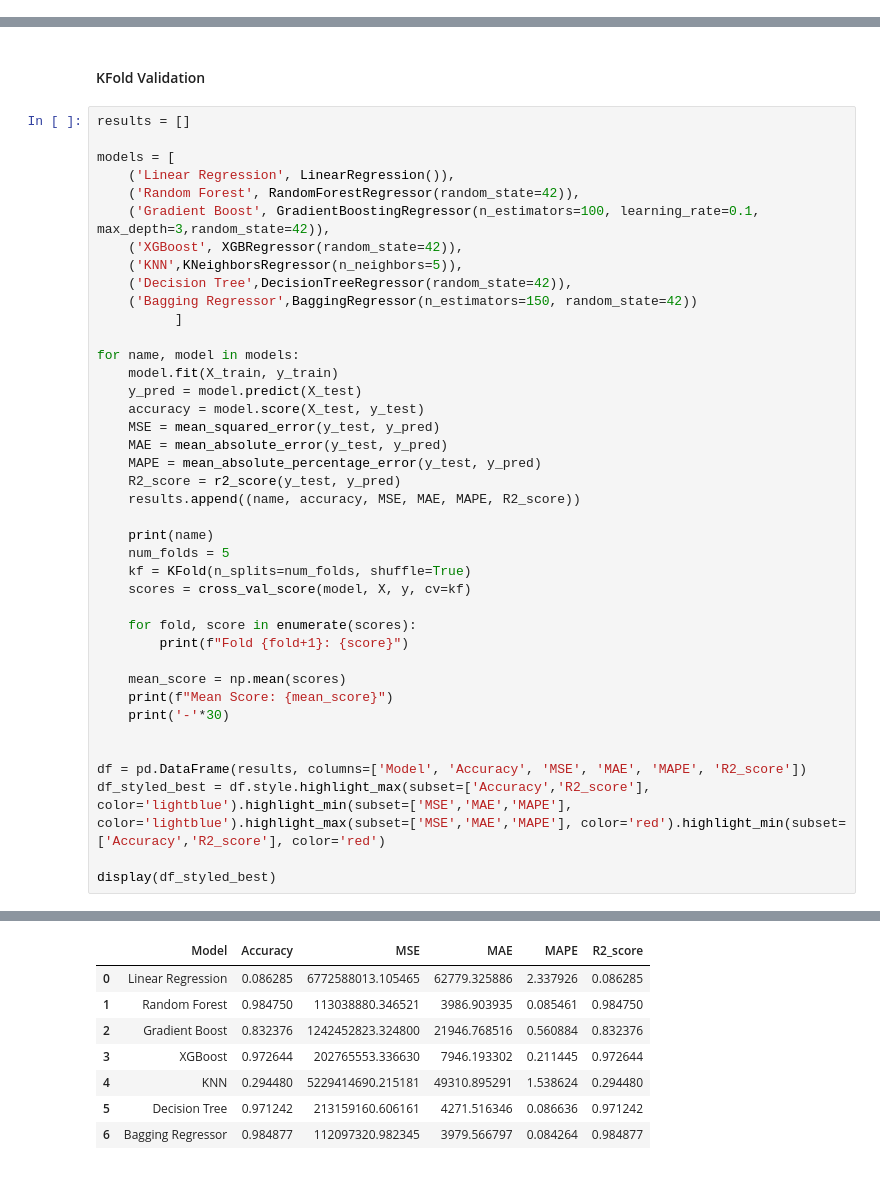
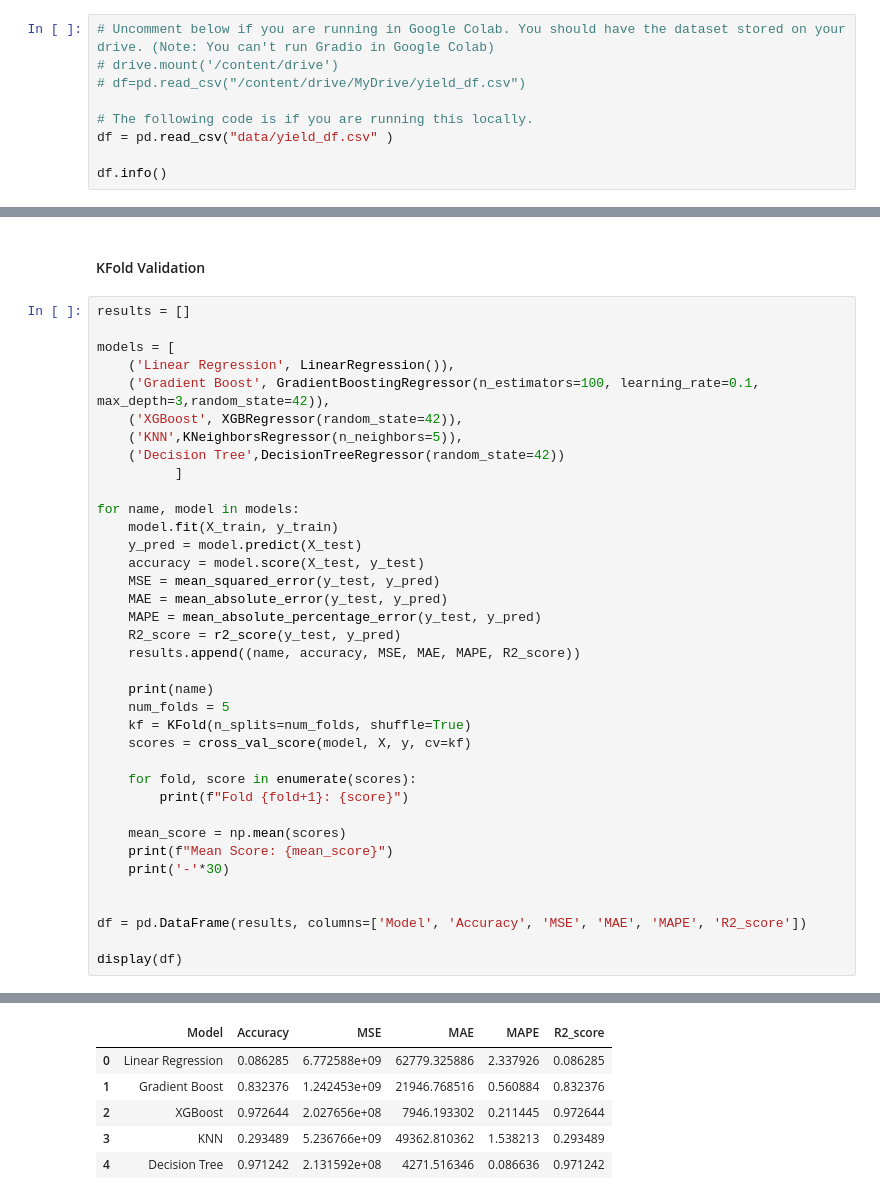
Before and after one commit to thourihan/CSC310_Final, a Jupyter notebook: Crop_Yield_Prediction_App.ipynb, the cells around one changed output, grey strips where cells are left out. Cells and saved outputs as stored; diff of their text form.

```diff
--- a/Crop_Yield_Prediction_App.ipynb
+++ b/Crop_Yield_Prediction_App.ipynb
@@ -39,0 +19,9 @@ memory usage: 1.7+ MB
+# %%
+# Uncomment below if you are running in Google Colab. You should have the dataset stored on your drive. (Note: You can't run Gradio in Google Colab)
+# drive.mount('/content/drive')
+# df=pd.read_csv("/content/drive/MyDrive/yield_df.csv")
+
+# The following code is if you are running this locally.
+df = pd.read_csv("data/yield_df.csv" )
+
+df.info()
@@ -182,12 +184,10 @@ results = []
 
 models = [
     ('Linear Regression', LinearRegression()),
-    ('Random Forest', RandomForestRegressor(random_state=42)),
     ('Gradient Boost', GradientBoostingRegressor(n_estimators=100, learning_rate=0.1, max_depth=3,random_state=42)),
     ('XGBoost', XGBRegressor(random_state=42)),
     ('KNN',KNeighborsRegressor(n_neighbors=5)),
-    ('Decision Tree',DecisionTreeRegressor(random_state=42)),
-    ('Bagging Regressor',BaggingRegressor(n_estimators=150, random_state=42))
+    ('Decision Tree',DecisionTreeRegressor(random_state=42))
           ]
 
 for name, model in models:
@@ -214,8 +214,7 @@ for name, model in models:
 
 
 df = pd.DataFrame(results, columns=['Model', 'Accuracy', 'MSE', 'MAE', 'MAPE', 'R2_score'])
-df_styled_best = df.style.highlight_max(subset=['Accuracy','R2_score'], color='lightblue').highlight_min(subset=['MSE','MAE','MAPE'], color='lightblue').highlight_max(subset=['MSE','MAE','MAPE'], color='red').highlight_min(subset=['Accuracy','R2_score'], color='red')
 
-display(df_styled_best)
+display(df)
 # %% [output]
 Linear Regression
@@ -237,9 +236,7 @@ Mean Score: 0.9860669321312014
 ------------------------------
 |  | Model | Accuracy | MSE | MAE | MAPE | R2_score |
-| 0 | Linear Regression | 0.086285 | 6772588013.105465 | 62779.325886 | 2.337926 | 0.086285 |
-| 1 | Random Forest | 0.984750 | 113038880.346521 | 3986.903935 | 0.085461 | 0.984750 |
-| 2 | Gradient Boost | 0.832376 | 1242452823.324800 | 21946.768516 | 0.560884 | 0.832376 |
-| 3 | XGBoost | 0.972644 | 202765553.336630 | 7946.193302 | 0.211445 | 0.972644 |
-| 4 | KNN | 0.294480 | 5229414690.215181 | 49310.895291 | 1.538624 | 0.294480 |
-| 5 | Decision Tree | 0.971242 | 213159160.606161 | 4271.516346 | 0.086636 | 0.971242 |
-| 6 | Bagging Regressor | 0.984877 | 112097320.982345 | 3979.566797 | 0.084264 | 0.984877 |
+| 0 | Linear Regression | 0.086285 | 6.772588e+09 | 62779.325886 | 2.337926 | 0.086285 |
+| 1 | Gradient Boost | 0.832376 | 1.242453e+09 | 21946.768516 | 0.560884 | 0.832376 |
+| 2 | XGBoost | 0.972644 | 2.027656e+08 | 7946.193302 | 0.211445 | 0.972644 |
+| 3 | KNN | 0.293489 | 5.236766e+09 | 49362.810362 | 1.538213 | 0.293489 |
+| 4 | Decision Tree | 0.971242 | 2.131592e+08 | 4271.516346 | 0.086636 | 0.971242 |
```
Also changed, not shown: parts of 8 cells of this notebook.
